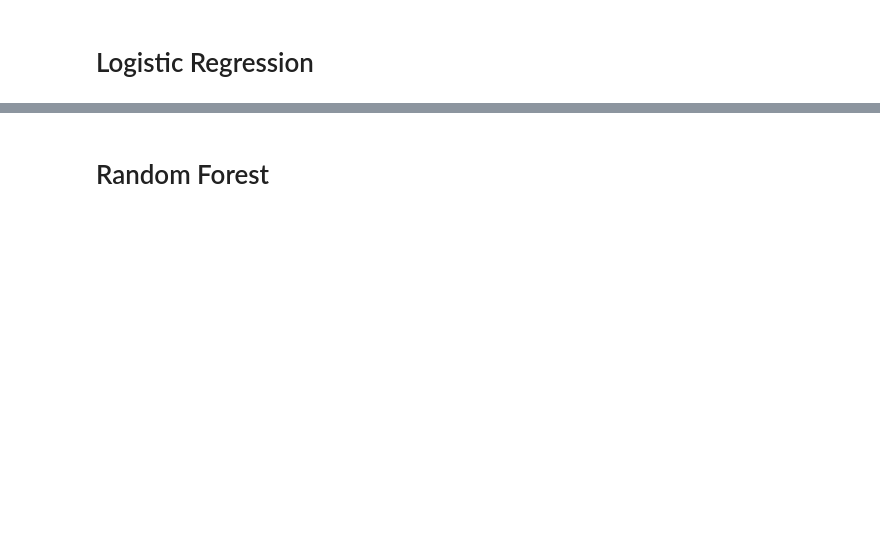
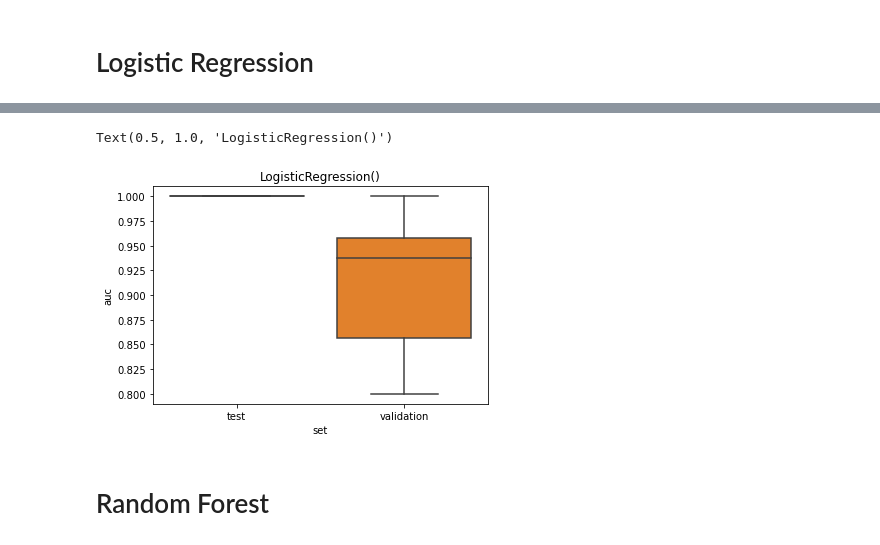
Before and after one commit to naomiverkerk/TM10007, a Jupyter notebook: Okedezefile.ipynb, the cells around one changed output, grey strips where cells are left out. Drawn from its saved outputs; the diff is of its cells as text; code cells hidden in the pictures; blank space fills up the shorter version.

```diff
--- a/Okedezefile.ipynb
+++ b/Okedezefile.ipynb
@@ -383,52 +379,54 @@ The optimal min_samples_leaf=9
 # %% [markdown]
 # Logistic Regression
 # %%
-# results = []
-# for train_index, validation_index, in cv_10fold.split(X_train, Y_train):
+results = []
+for train_index, validation_index, in cv_10fold.split(X_train, Y_train):
 
-#     X_train_CV = X_train[train_index]
-#     Y_train_CV = Y_train[train_index]
+    X_train_CV = X_train[train_index]
+    Y_train_CV = Y_train[train_index]
 
-#     X_validation_CV = X_train[validation_index]
-#     Y_validation_CV = Y_train[validation_index]
+    X_validation_CV = X_train[validation_index]
+    Y_validation_CV = Y_train[validation_index]
 
-#     clf = clf_list[2]
-#     parameters = parameters_list[2]
-#     randomized_search = RandomizedSearchCV(clf, parameters, cv=cv_5fold, scoring='roc_auc', n_iter = 10)
-#     randomized_search.fit(X_train_CV, Y_train_CV)
+    clf = clf_list[2]
+    parameters = parameters_list[2]
+    randomized_search = RandomizedSearchCV(clf, parameters, cv=cv_5fold, scoring='roc_auc', n_iter = 10)
+    randomized_search.fit(X_train_CV, Y_train_CV)
 
-#     # Get resulting classifier
-#     clf = randomized_search.best_estimator_
+    # Get resulting classifier
+    clf = randomized_search.best_estimator_
 
-#     # Test the classifier on the train data
-#     probabilities = clf.predict_proba(X_train_CV)
-#     scores = probabilities[:, 1]
+    # Test the classifier on the train data
+    probabilities = clf.predict_proba(X_train_CV)
+    scores = probabilities[:, 1]
 
-#     # Get the auc
-#     auc = metrics.roc_auc_score(Y_train_CV, scores)
-#     results.append({
-#         'auc': auc,
-#         'solver' : clf.solver,
-#         'C' : clf.C,
-#         'set': 'test',
-#     })
+    # Get the auc
+    auc = metrics.roc_auc_score(Y_train_CV, scores)
+    results.append({
+        'auc': auc,
+        'solver' : clf.solver,
+        'penalty' : clf.penalty,
+        'C' : clf.C,
+        'set': 'test',
+    })
 
-#     # Test the classifier on the validation data
-#     probabilities_validation = clf.predict_proba(X_validation_CV)
-#     scores_validation = probabilities_validation[:, 1]
+    # Test the classifier on the validation data
+    probabilities_validation = clf.predict_proba(X_validation_CV)
+    scores_validation = probabilities_validation[:, 1]
 
-#     # Get the auc
-#     auc_validation = metrics.roc_auc_score(Y_validation_CV, scores_validation)
-#     results.append({
-#         'auc': auc_validation,
-#         'solver' : clf.solver,
-#         'C' : clf.C,
-#         'set': 'validation'
-#     })
+    # Get the auc
+    auc_validation = metrics.roc_auc_score(Y_validation_CV, scores_validation)
+    results.append({
+        'auc': auc_validation,
+        'solver' : clf.solver,
+        'C' : clf.C,
+        'penalty' : clf.penalty,
+        'set': 'validation'
+    })
 
-# #Create results dataframe and plot it
-# results = pd.DataFrame(results)
-# sns.boxplot(y='auc', x='set', data=results).set_title(f'{clf_list[2]}')
+#Create results dataframe and plot it
+results = pd.DataFrame(results)
+sns.boxplot(y='auc', x='set', data=results).set_title(f'{clf_list[2]}')
 
 # optimal_parameter = []
 # parameter_keys = list(parameters.keys())
@@ -440,3 +438,4 @@ The optimal min_samples_leaf=9
 
 #     optimal_parameter.append(statistics.median(best_item))
 #     print(f"The optimal {item}={optimal_parameter[-1]}")
+# %% [output]
@@ -443,3 +459,5 @@ The optimal min_samples_leaf=9
+Text(0.5, 1.0, 'LogisticRegression()')
+[figure, added]
 # %% [markdown]
 # Random Forest
 # %%
```
Also changed, not shown: parts of 7 cells of this notebook.
